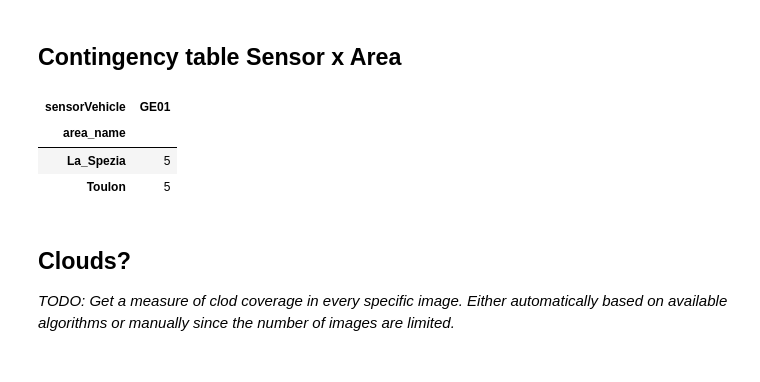
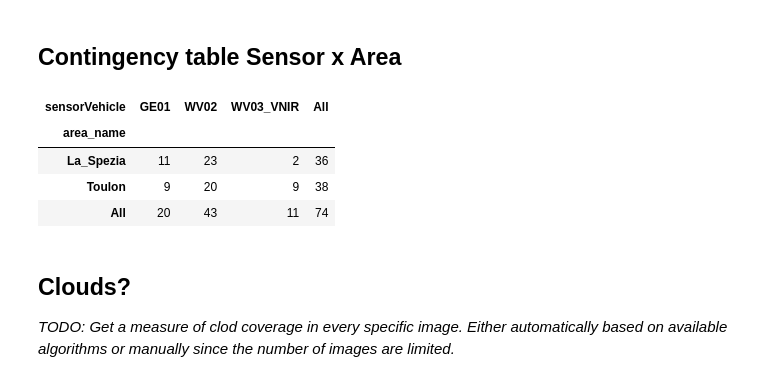
Before and after one commit to onordberg/multispectral-super-resolution, a Jupyter notebook: data-exploration-display.ipynb, the cells around one changed output. Drawn from its saved outputs; the diff is of its cells as text; code cells hidden in the pictures.

Commit message:
Added total margins in contingency table

```diff
--- a/data-exploration-display.ipynb
+++ b/data-exploration-display.ipynb
@@ -74,13 +72,15 @@ hist_pan = img_metadata_pan[hist_factors].hist(figsize=(15,8))
 ## Contingency table Sensor x Area
 # %%
 table = pd.crosstab(img_metadata_pan['area_name'],
-                    img_metadata_pan['sensorVehicle'])
+                    img_metadata_pan['sensorVehicle'],
+                    margins=True)
 table
 # %% [output]
-| sensorVehicle | GE01 |
-| area_name |  |
-| La_Spezia | 5 |
-| Toulon | 5 |
+| sensorVehicle | GE01 | WV02 | WV03_VNIR | All |
+| area_name |  |  |  |  |
+| La_Spezia | 11 | 23 | 2 | 36 |
+| Toulon | 9 | 20 | 9 | 38 |
+| All | 20 | 43 | 11 | 74 |
 # %% [markdown]
 ## Clouds?
 *TODO: Get a measure of clod coverage in every specific image. Either automatically based on available algorithms or manually since the number of images are limited.*
```
Also changed, not shown: parts of 4 cells of this notebook, 2 other files.
